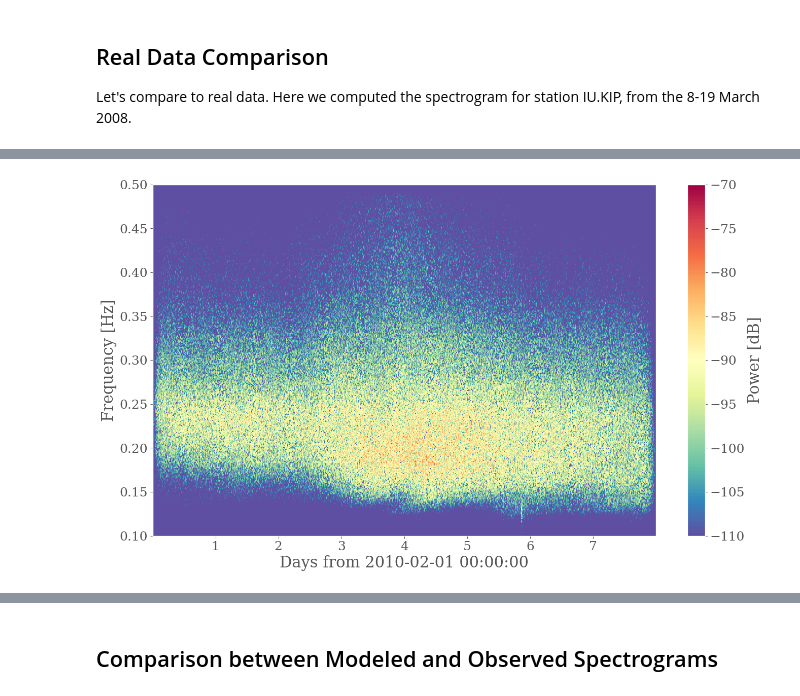
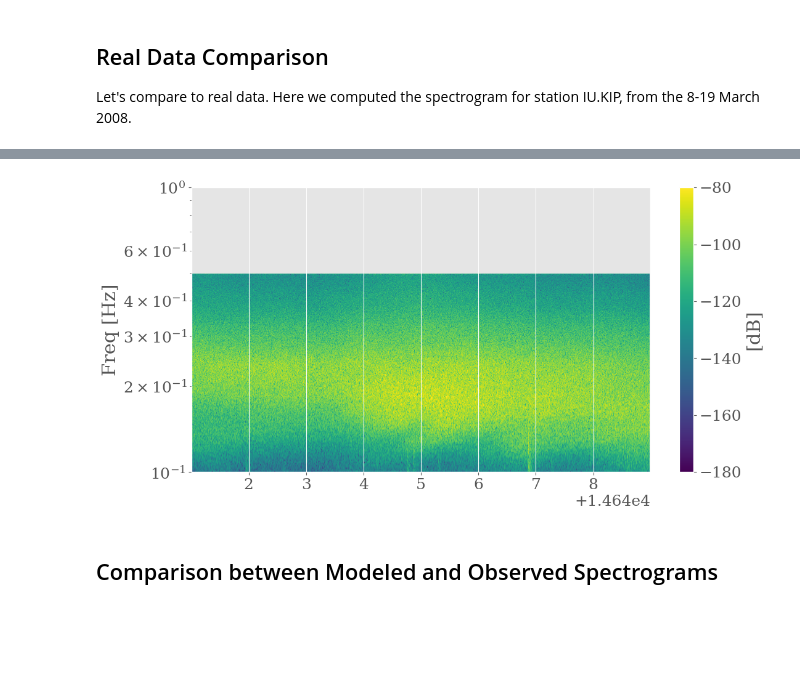
Before and after one commit to lystom/WMSAN, a Jupyter notebook: docs/notebooks/rayleigh_waves/spectrograms.ipynb, the cells around one changed output, grey strips where cells are left out. Cells and saved outputs as stored; diff of their text form; code cells hidden in the pictures; blank space fills up the shorter version.

```diff
--- a/docs/notebooks/rayleigh_waves/spectrograms.ipynb
+++ b/docs/notebooks/rayleigh_waves/spectrograms.ipynb
@@ -131,20 +122,0 @@ G.PPTF.00.LHZ | 2010-02-01T00:00:00.000001Z - 2010-02-09T00:00:00.000001Z | 1.0
-# %%
-import matplotlib.mlab as mlab
-
-dt = tr_filt.stats.delta
-npts = len(tr_filt.data)
-fe = 1/dt
-nfft = 2**10
-noverlap = nfft//2
-
-# Spectrogram
-(Px, frequency, t) = mlab.specgram(tr_filt.data, Fs=fe, NFFT=nfft, noverlap=noverlap)
-plt.figure(figsize=(16,9))
-plt.pcolormesh(t/3600/24, frequency, 10*np.log10(Px), vmin = -110, vmax = -70, shading='auto', cmap='Spectral_r')
-plt.colorbar(label='Power [dB]')
-plt.ylim(0.1, 0.5)
-plt.ylabel('Frequency [Hz]')
-plt.xlabel('Days from {}'.format(t1.datetime))
-plt.savefig("spectrogram_real.png", dpi=350, bbox_inches='tight')
-# %% [output]
-[figure, removed]
@@ -150,0 +128,32 @@ plt.savefig("spectrogram_real.png", dpi=350, bbox_inches='tight')
+# %%
+dt = new_st[0].stats.delta
+npts = len(new_st[0].data)
+fe = 1/dt
+nfft = 2**10
+overlap = int(nfft*0.9)
+
+# Spectrogram
+spectrum, frequency, t, im = plt.specgram(new_st[0].data,
+                                      NFFT=nfft,
+                                      noverlap=overlap,
+                                      Fs=1/new_st[0].stats.delta,
+                                      rasterized=True)
+t_new = t + new_st[0].stats.starttime.timestamp  # Add start time to t
+print("Spectrogram computed from {} to {}".format(UTCDateTime(t_new[0]), UTCDateTime(t_new[-1])))
+## t from unix timestamp to UTCDateTime
+date_spectro = np.array([UTCDateTime(ts).matplotlib_date for ts in t_new])
+
+
+plt.close('all')
+## Plot Spectrogram
+plt.figure(figsize=(12, 6))
+im = plt.imshow(10*np.log10(spectrum), aspect='auto', origin='lower',
+                extent=[date_spectro[0], date_spectro[-1], frequency[0], frequency[-1]],
+                cmap='viridis', vmin=-180, vmax=-80)
+cbar = plt.colorbar(mappable=im, label='[dB]')
+plt.ylim(0.1, 1.)
+plt.xlim(date_spectro[0], date_spectro[-1])
+plt.ylabel("Freq [Hz]")
+plt.yscale('log')
+plt.show()
+# %% [output]
@@ -151,2 +161,3 @@ plt.savefig("spectrogram_real.png", dpi=350, bbox_inches='tight')
+[figure, added]
 # %% [markdown]
 ## Comparison between Modeled and Observed Spectrograms
```
Also changed, not shown: parts of 10 cells of this notebook, 20 other files.
